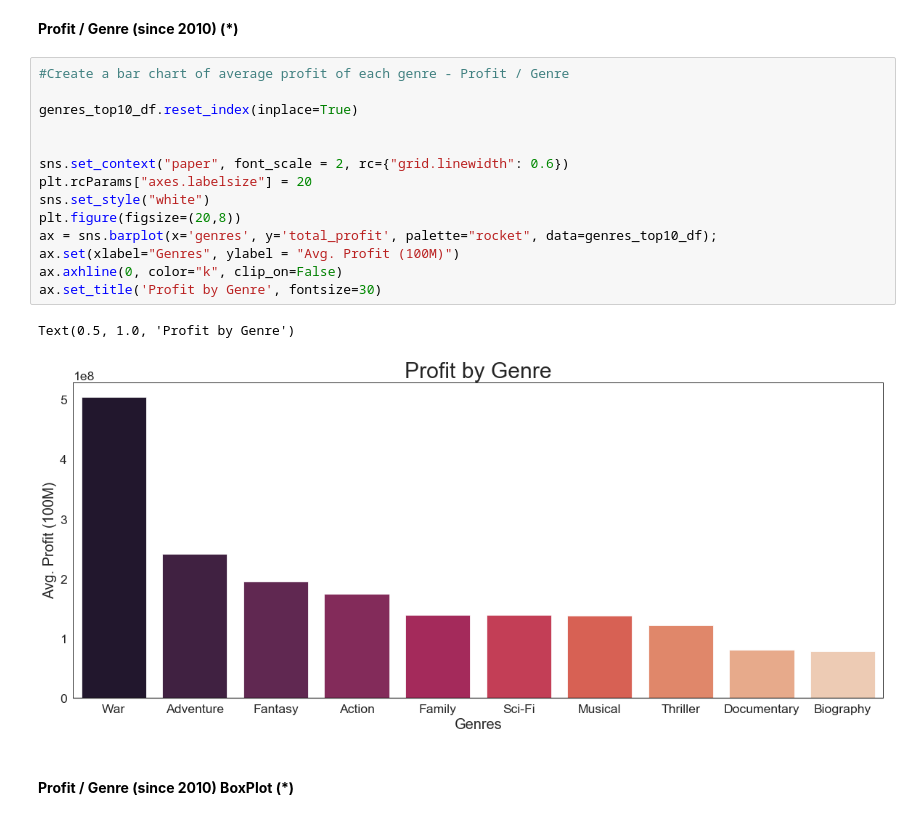
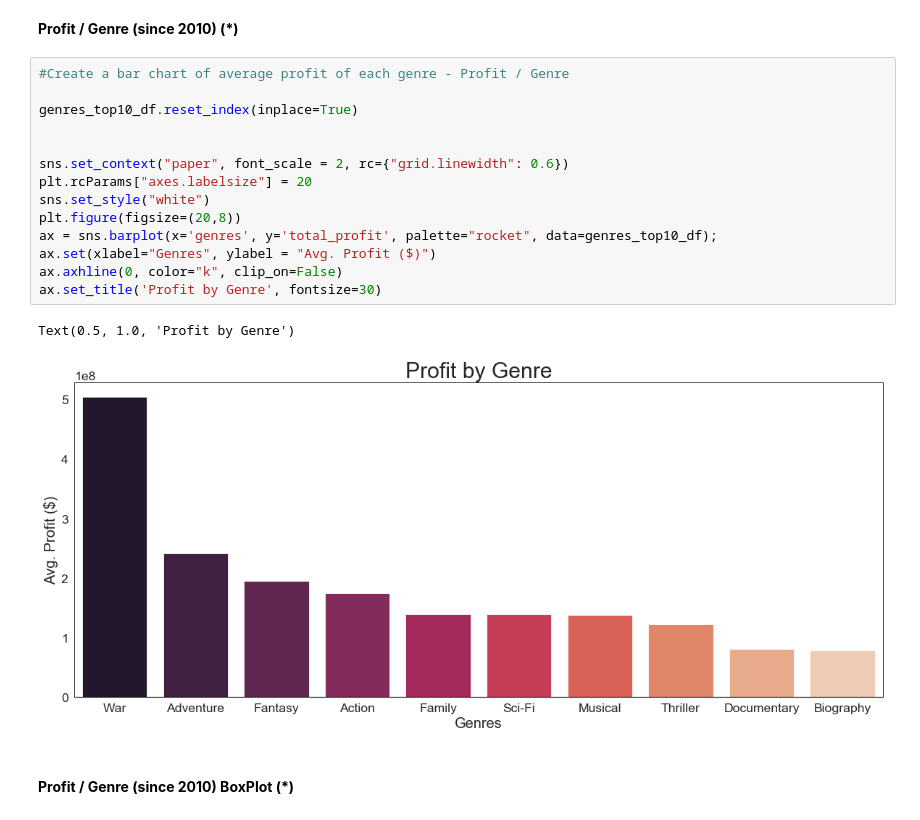
Before and after one commit to fecezar/movie-analysis-project, a Jupyter notebook: dylan_project/dylan_final.ipynb, the cells around one changed output. Drawn from its saved outputs; the diff is of its cells as text.

```diff
--- a/dylan_project/dylan_final.ipynb
+++ b/dylan_project/dylan_final.ipynb
@@ -663,20 +663,20 @@ __Profit / Genre (since 2010) (*)__
 # %%
 #Create a bar chart of average profit of each genre - Profit / Genre
 
 genres_top10_df.reset_index(inplace=True)
 
 
 sns.set_context("paper", font_scale = 2, rc={"grid.linewidth": 0.6})
 plt.rcParams["axes.labelsize"] = 20
 sns.set_style("white")
 plt.figure(figsize=(20,8))
 ax = sns.barplot(x='genres', y='total_profit', palette="rocket", data=genres_top10_df);
-ax.set(xlabel="Genres", ylabel = "Avg. Profit (100M)")
+ax.set(xlabel="Genres", ylabel = "Avg. Profit ($)")
 ax.axhline(0, color="k", clip_on=False)
 ax.set_title('Profit by Genre', fontsize=30)
 # %% [output]
 Text(0.5, 1.0, 'Profit by Genre')
-[figure, old version]
+[figure, new version]
 # %% [markdown]
 #### __Profit / Genre (since 2010) BoxPlot (*)__
 # %%
```
Also changed, not shown: parts of 9 cells of this notebook, 32 other files.
